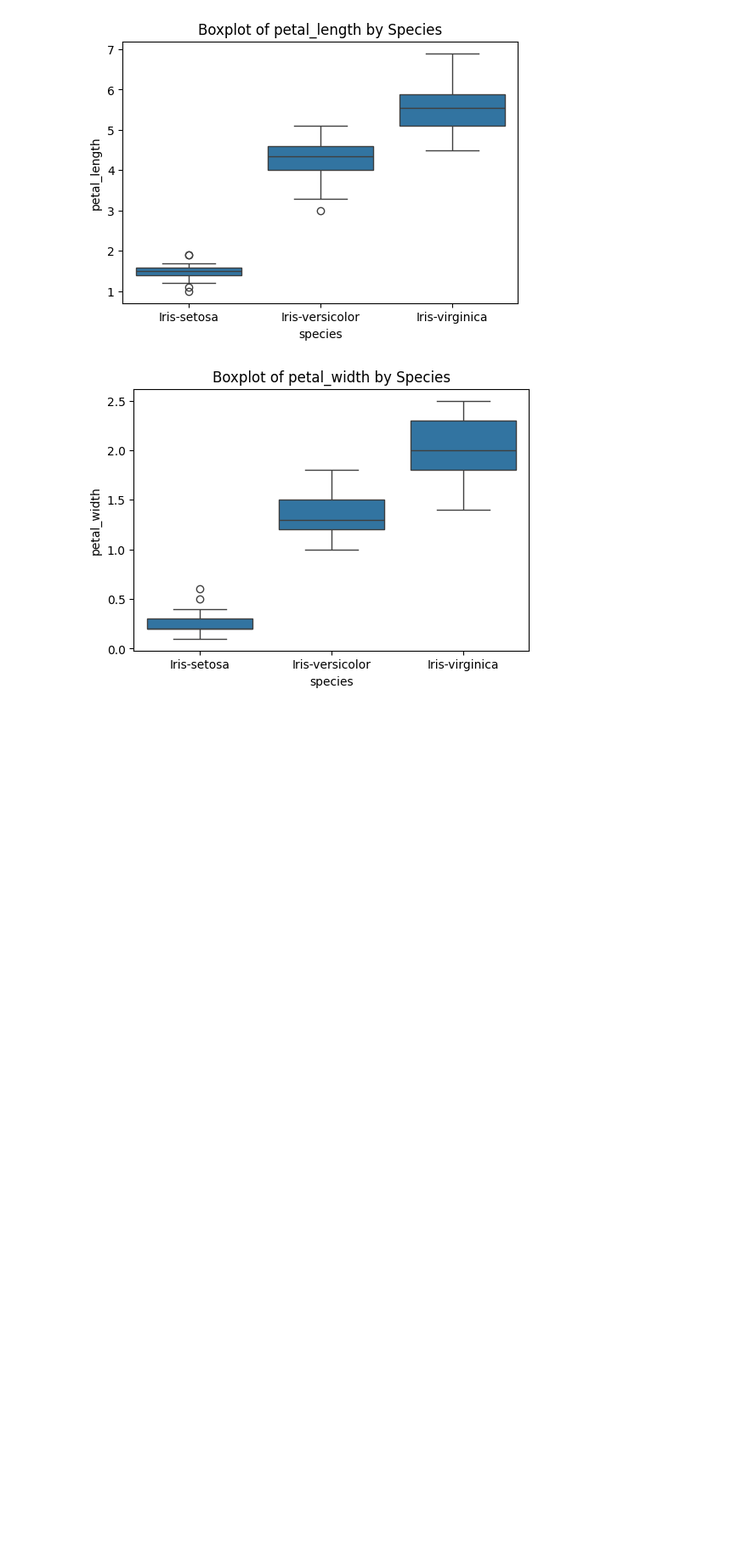
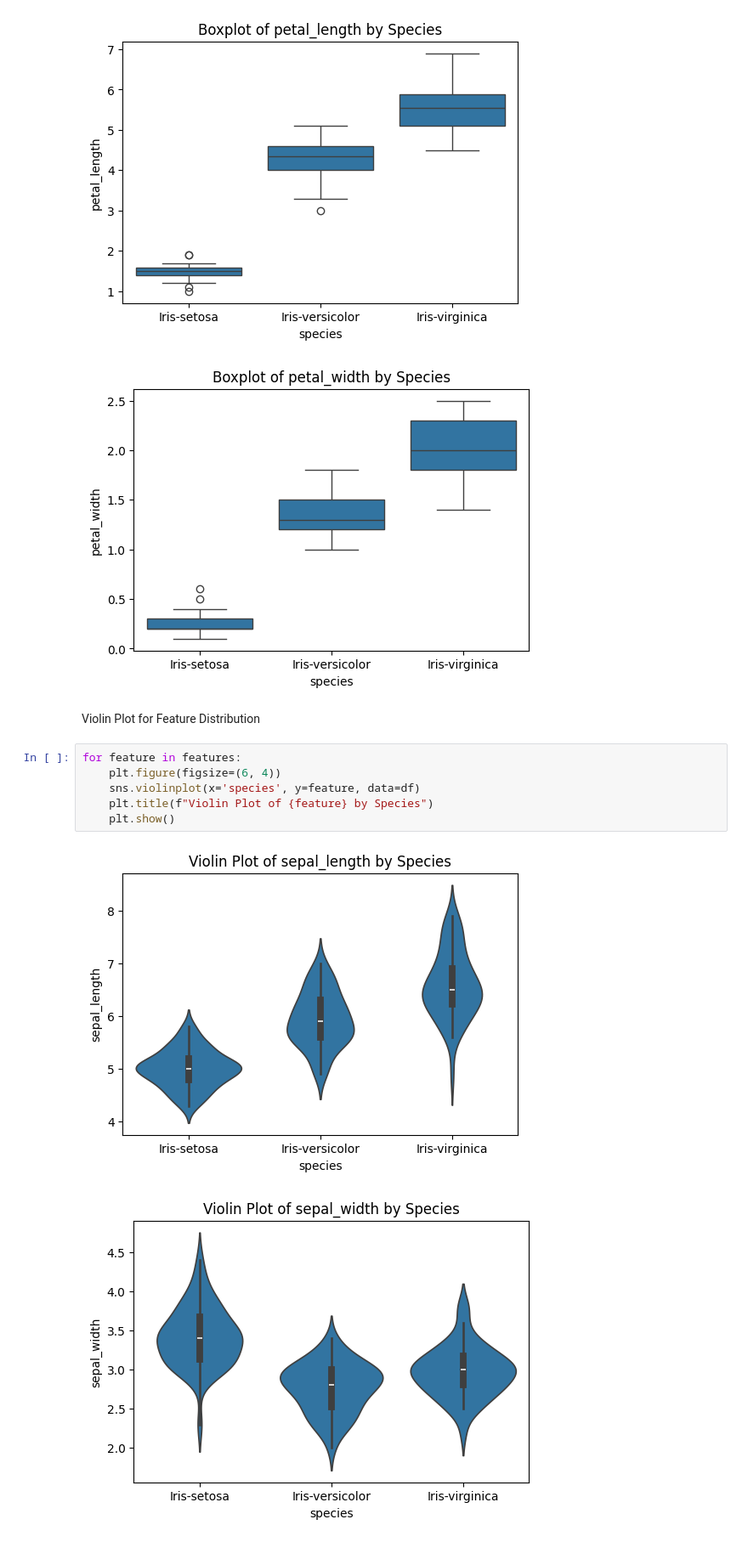
Before and after one commit to YasiKiddo/Irish, a Jupyter notebook: project/iris.ipynb, the cells around one changed output. Shown at 85% size. Drawn from its saved outputs; the diff is of its cells as text; blank space fills up the shorter version.

Commit message:
Violin Plot for Feature

```diff
--- a/project/iris.ipynb
+++ b/project/iris.ipynb
@@ -107,3 +107,14 @@ for feature in features:
 [figure]
 [figure]
 [figure]
+# %% [markdown]
+Violin Plot for Feature Distribution
+# %%
+for feature in features:
+    plt.figure(figsize=(6, 4))
+    sns.violinplot(x='species', y=feature, data=df)
+    plt.title(f"Violin Plot of {feature} by Species")
+    plt.show()
+# %% [output]
+[figure, added]
+[figure, added]
```
Also changed, not shown: parts of 1 cell of this notebook.
